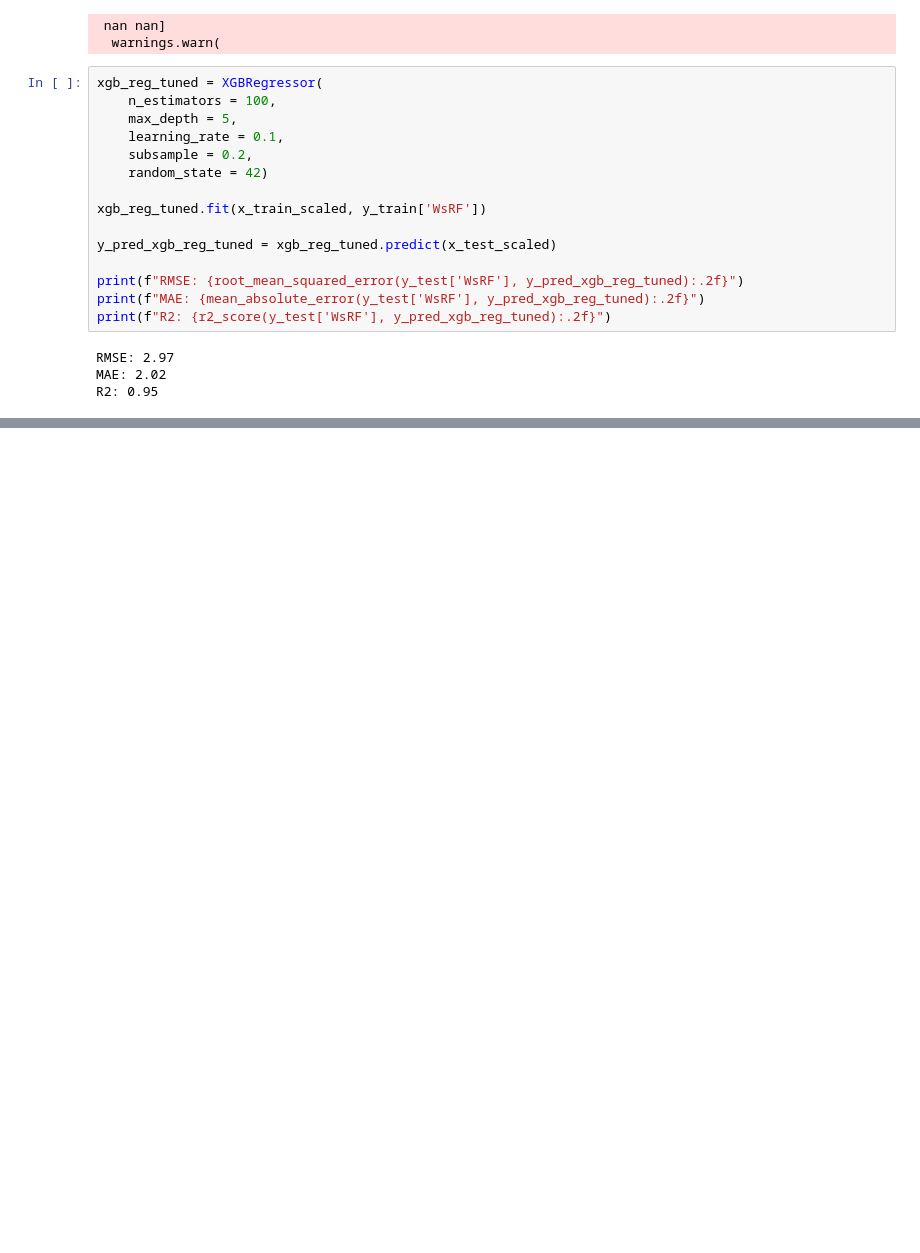
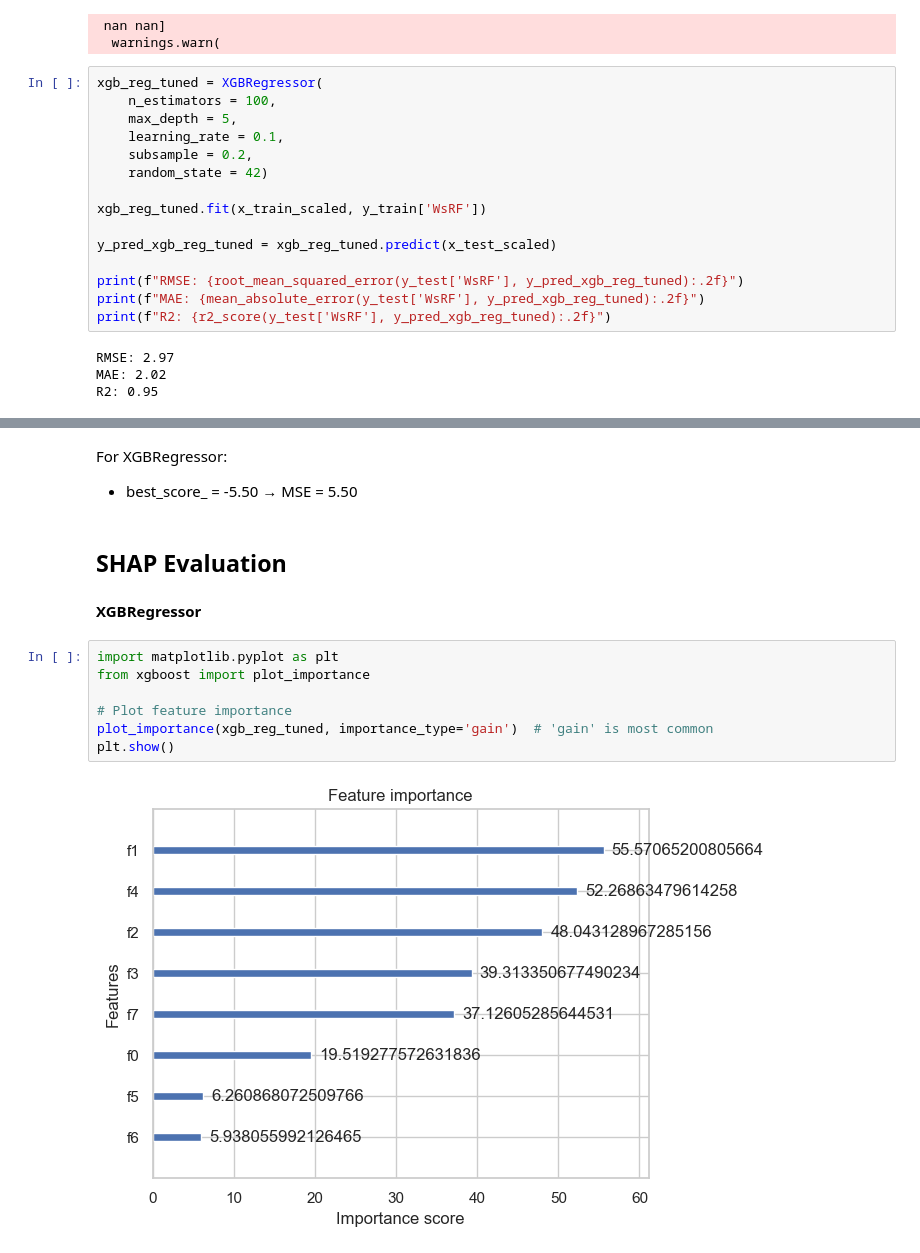
Before and after one commit to MarianaChav/Route25_project, a Jupyter notebook: f_engin_model_classif.ipynb, the cells around one changed output, grey strips where cells are left out. Drawn from its saved outputs; the diff is of its cells as text; blank space fills up the shorter version.

Commit message:
SHAP Evaluation

```diff
--- a/f_engin_model_classif.ipynb
+++ b/f_engin_model_classif.ipynb
@@ -817,0 +930,16 @@ R2: 0.95
+# %% [markdown]
+For XGBRegressor:
+- best_score_ = -5.50 → MSE = 5.50
+# %% [markdown]
+## SHAP Evaluation
+# %% [markdown]
+**XGBRegressor**
+# %%
+import matplotlib.pyplot as plt
+from xgboost import plot_importance
+
+# Plot feature importance
+plot_importance(xgb_reg_tuned, importance_type='gain')  # 'gain' is most common
+plt.show()
+# %% [output]
+[figure, added]
```
Also changed, not shown: parts of 3 cells of this notebook, 1 other file.
